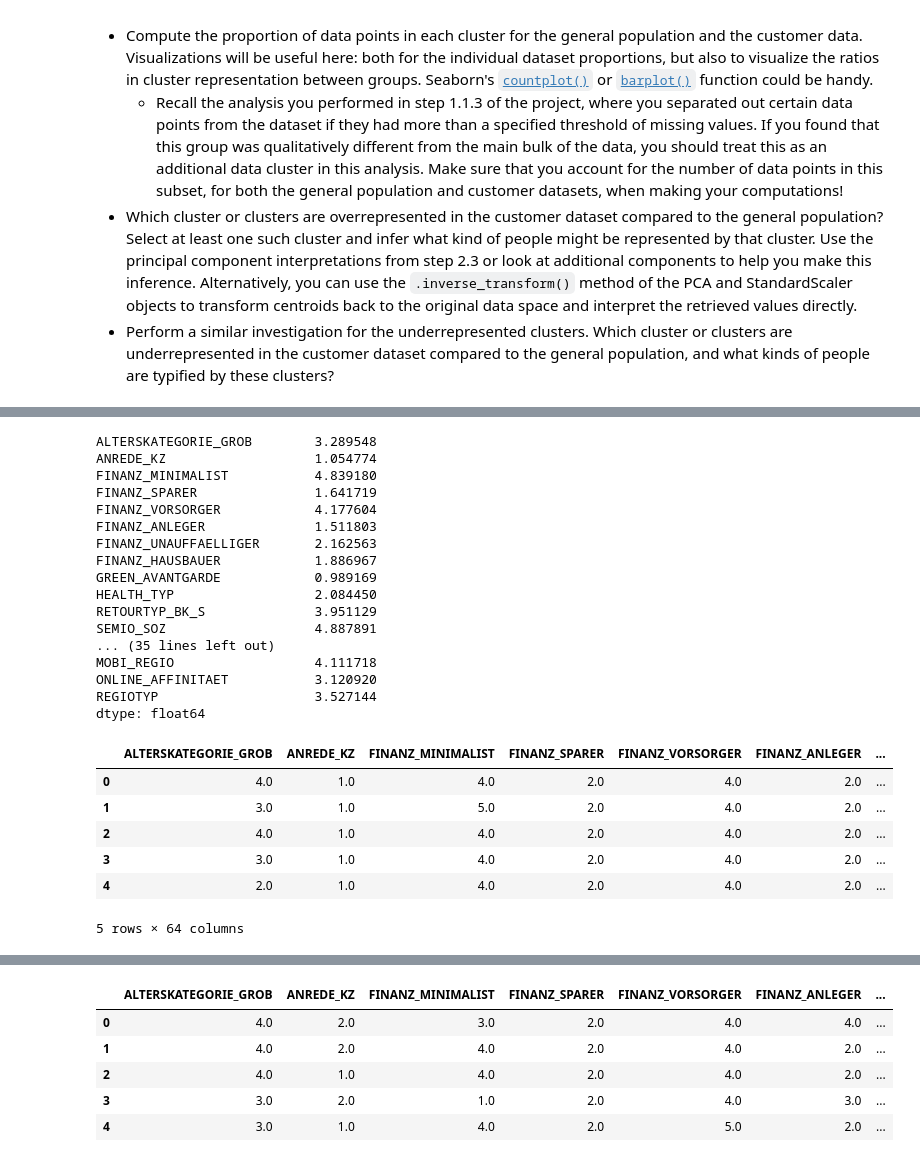
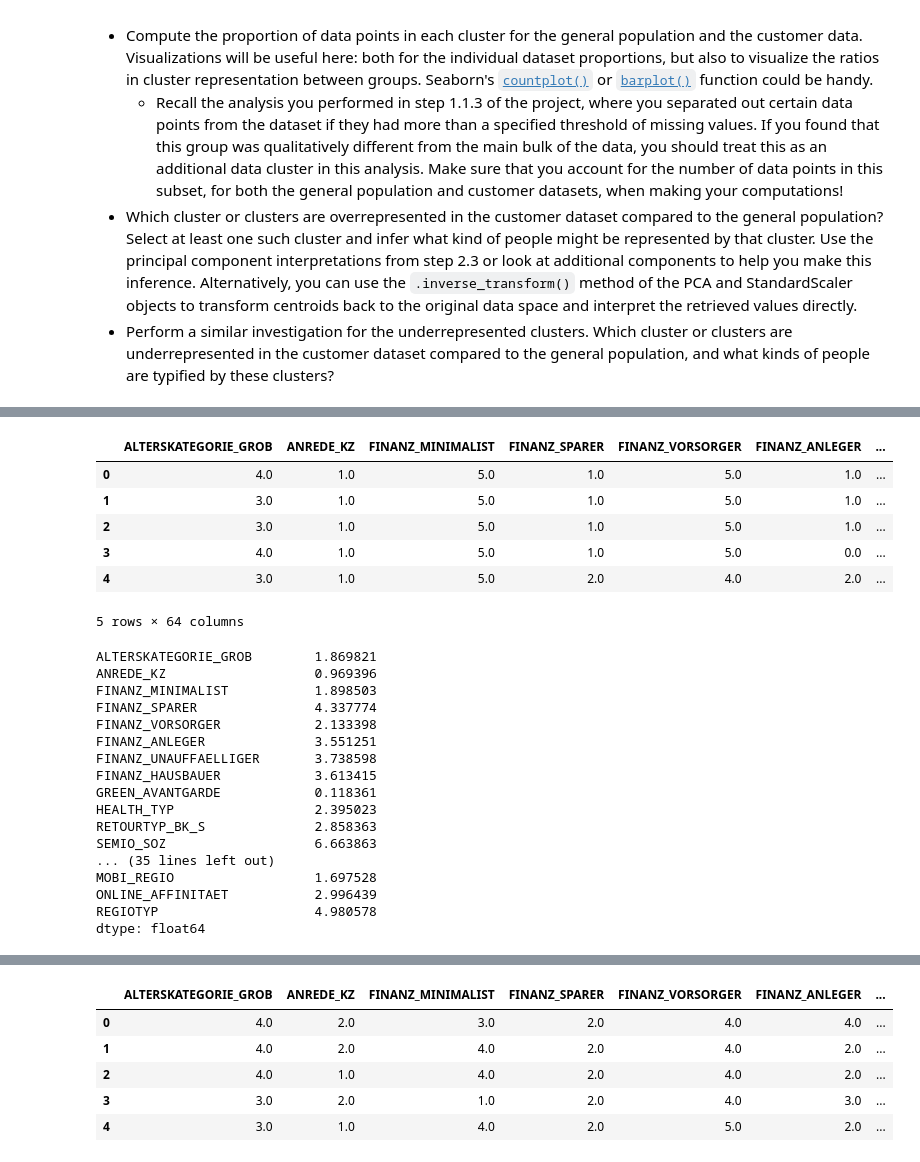
Before and after one commit to matt-35/Udacity-Identify_Customer_Segments, a Jupyter notebook: Identify_Customer_Segments.ipynb, the cells around one changed output, grey strips where cells are left out. Drawn from its saved outputs; the diff is of its cells as text; code cells hidden in the pictures.

```diff
--- a/Identify_Customer_Segments.ipynb
+++ b/Identify_Customer_Segments.ipynb
@@ -1042 +1082,12 @@ plt.show()
+# %%
+cluster_over = pd.DataFrame(scaler.inverse_transform(pca.inverse_transform(customers_pca[np.where(customers_predict==8)])).round(), columns=customers_clean.columns)
+cluster_over.head()
+# %% [output]
+|  | ALTERSKATEGORIE_GROB | ANREDE_KZ | FINANZ_MINIMALIST | FINANZ_SPARER | FINANZ_VORSORGER | FINANZ_ANLEGER | ... |
+| 0 | 4.0 | 1.0 | 5.0 | 1.0 | 5.0 | 1.0 | ... |
+| 1 | 3.0 | 1.0 | 5.0 | 1.0 | 5.0 | 1.0 | ... |
+| 2 | 3.0 | 1.0 | 5.0 | 1.0 | 5.0 | 1.0 | ... |
+| 3 | 4.0 | 1.0 | 5.0 | 1.0 | 5.0 | 0.0 | ... |
+| 4 | 3.0 | 1.0 | 5.0 | 2.0 | 4.0 | 2.0 | ... |
+5 rows × 64 columns
 # %%
@@ -1045,34 +1096,23 @@ plt.show()
 
 cluster_2 = scaler.inverse_transform(pca.inverse_transform(kmeans_model.cluster_centers_[2].reshape(1,-1)))
 # %%
-overrep = pd.Series(data=cluster_2[0], index=customers_clean.columns)
-overrep.head(50)
+underrep = pd.Series(data=cluster_2[0], index=customers_clean.columns)
+underrep.head(50)
 # %% [output]
-ALTERSKATEGORIE_GROB        3.289548
-ANREDE_KZ                   1.054774
-FINANZ_MINIMALIST           4.839180
-FINANZ_SPARER               1.641719
-FINANZ_VORSORGER            4.177604
-FINANZ_ANLEGER              1.511803
-FINANZ_UNAUFFAELLIGER       2.162563
-FINANZ_HAUSBAUER            1.886967
-GREEN_AVANTGARDE            0.989169
-HEALTH_TYP                  2.084450
-RETOURTYP_BK_S              3.951129
-SEMIO_SOZ                   4.887891
+ALTERSKATEGORIE_GROB        1.869821
+ANREDE_KZ                   0.969396
+FINANZ_MINIMALIST           1.898503
+FINANZ_SPARER               4.337774
+FINANZ_VORSORGER            2.133398
+FINANZ_ANLEGER              3.551251
+FINANZ_UNAUFFAELLIGER       3.738598
+FINANZ_HAUSBAUER            3.613415
+GREEN_AVANTGARDE            0.118361
+HEALTH_TYP                  2.395023
+RETOURTYP_BK_S              2.858363
+SEMIO_SOZ                   6.663863
 ... (35 lines left out)
-MOBI_REGIO                  4.111718
-ONLINE_AFFINITAET           3.120920
-REGIOTYP                    3.527144
+MOBI_REGIO                  1.697528
+ONLINE_AFFINITAET           2.996439
+REGIOTYP                    4.980578
 dtype: float64
-# %%
-cluster_over = pd.DataFrame(scaler.inverse_transform(pca.inverse_transform(customers_pca[np.where(customers_predict==2)])).round(), columns=customers_clean.columns)
-cluster_over.head()
-# %% [output]
-|  | ALTERSKATEGORIE_GROB | ANREDE_KZ | FINANZ_MINIMALIST | FINANZ_SPARER | FINANZ_VORSORGER | FINANZ_ANLEGER | ... |
-| 0 | 4.0 | 1.0 | 4.0 | 2.0 | 4.0 | 2.0 | ... |
-| 1 | 3.0 | 1.0 | 5.0 | 2.0 | 4.0 | 2.0 | ... |
-| 2 | 4.0 | 1.0 | 4.0 | 2.0 | 4.0 | 2.0 | ... |
-| 3 | 3.0 | 1.0 | 4.0 | 2.0 | 4.0 | 2.0 | ... |
-| 4 | 2.0 | 1.0 | 4.0 | 2.0 | 4.0 | 2.0 | ... |
-5 rows × 64 columns
```
Also changed, not shown: parts of 13 cells of this notebook, 1 other file.
